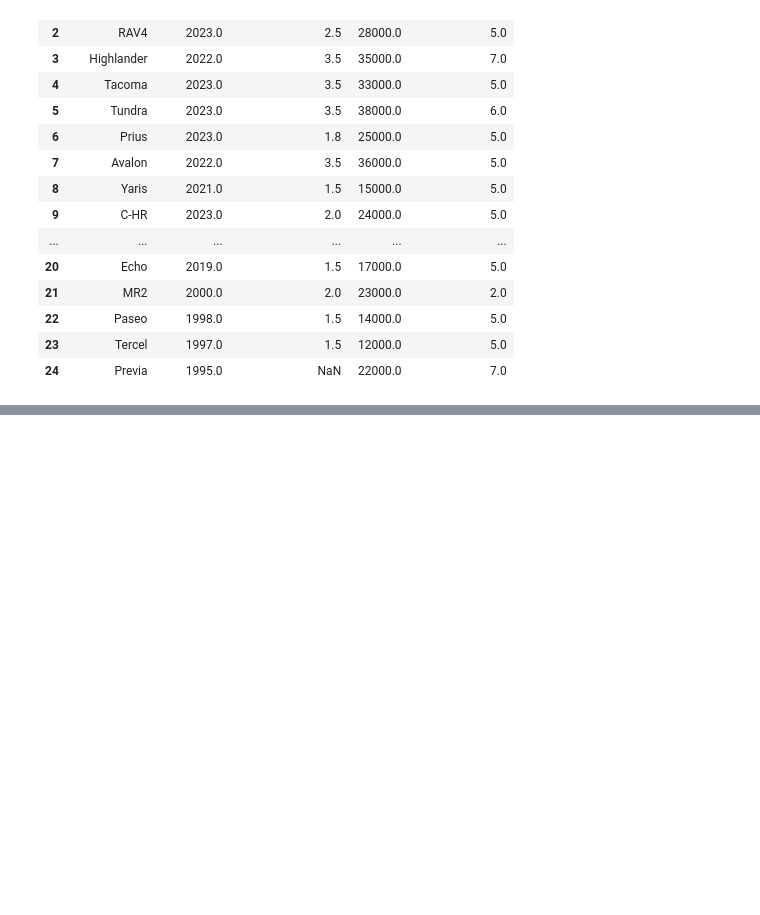
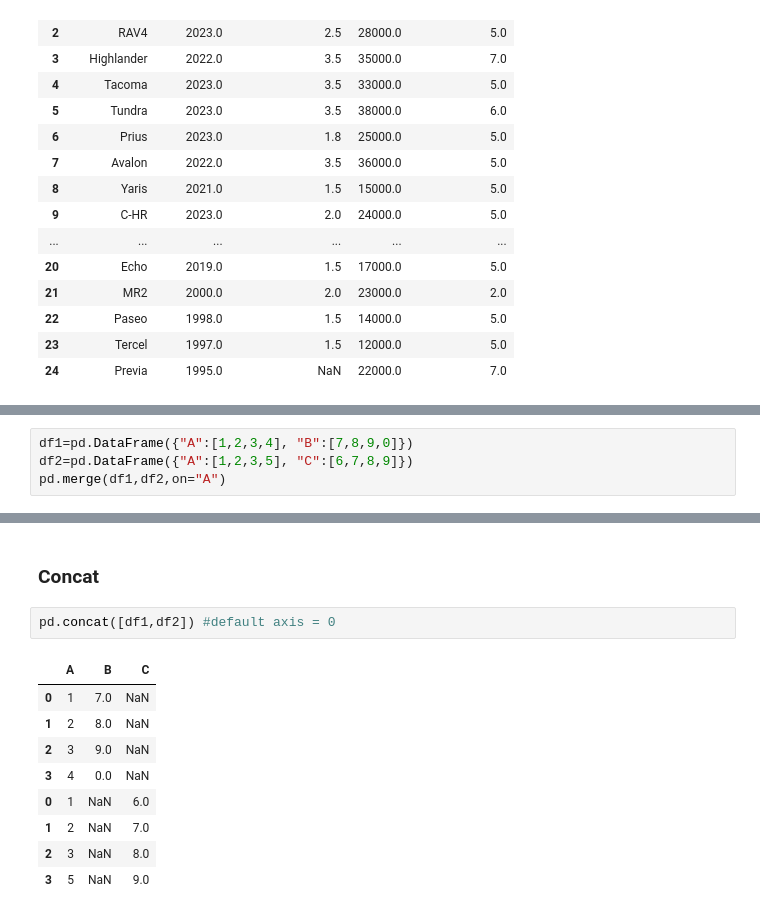
Before and after one commit to M-Hamza-Rao/Pandas-Practice, a Jupyter notebook: Pandas_Practice.ipynb, the cells around one changed output, grey strips where cells are left out. Saved outputs shown, nothing was run; the diff lists cells and outputs as text; blank space fills up the shorter version.

Commit message:
Merge and Concatation

```diff
--- a/Pandas_Practice.ipynb
+++ b/Pandas_Practice.ipynb
@@ -763,0 +766,4 @@ ms.interpolate(limit_area="inside")
+# %%
+df1=pd.DataFrame({"A":[1,2,3,4], "B":[7,8,9,0]})
+df2=pd.DataFrame({"A":[1,2,3,5], "C":[6,7,8,9]})
+pd.merge(df1,df2,on="A")
@@ -763,0 +800,14 @@ ms.interpolate(limit_area="inside")
+# %% [markdown]
+### Concat
+# %%
+pd.concat([df1,df2]) #default axis = 0
+# %% [output]
+|  | A | B | C |
+| 0 | 1 | 7.0 | NaN |
+| 1 | 2 | 8.0 | NaN |
+| 2 | 3 | 9.0 | NaN |
+| 3 | 4 | 0.0 | NaN |
+| 0 | 1 | NaN | 6.0 |
+| 1 | 2 | NaN | 7.0 |
+| 2 | 3 | NaN | 8.0 |
+| 3 | 5 | NaN | 9.0 |
```
Also changed, not shown: parts of 7 cells of this notebook.
